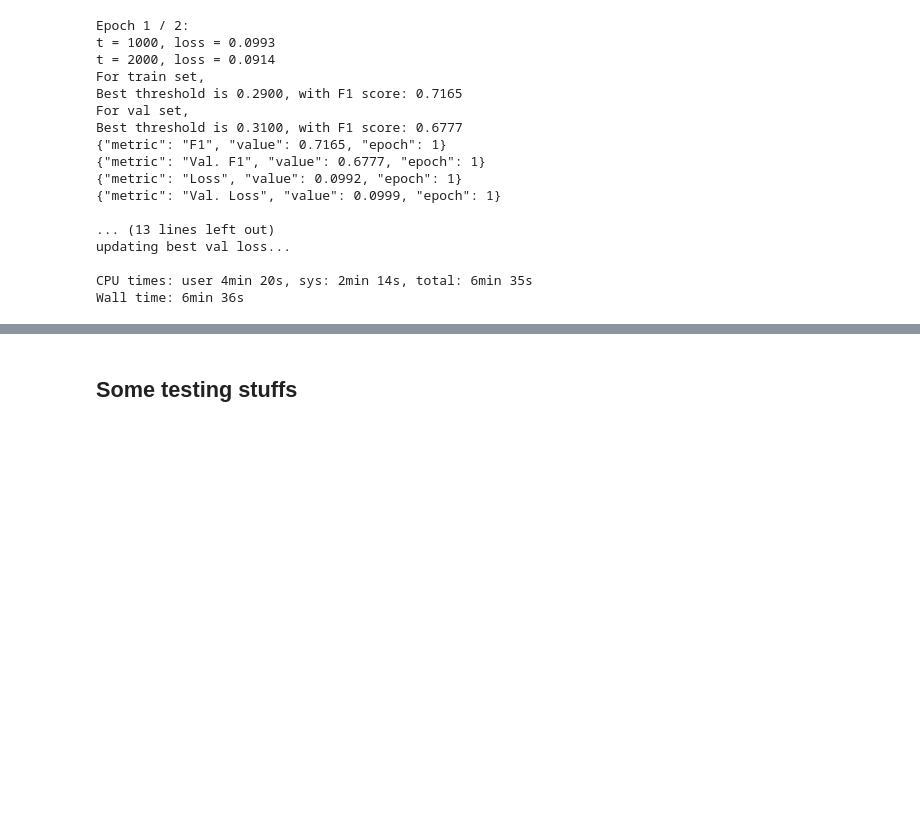
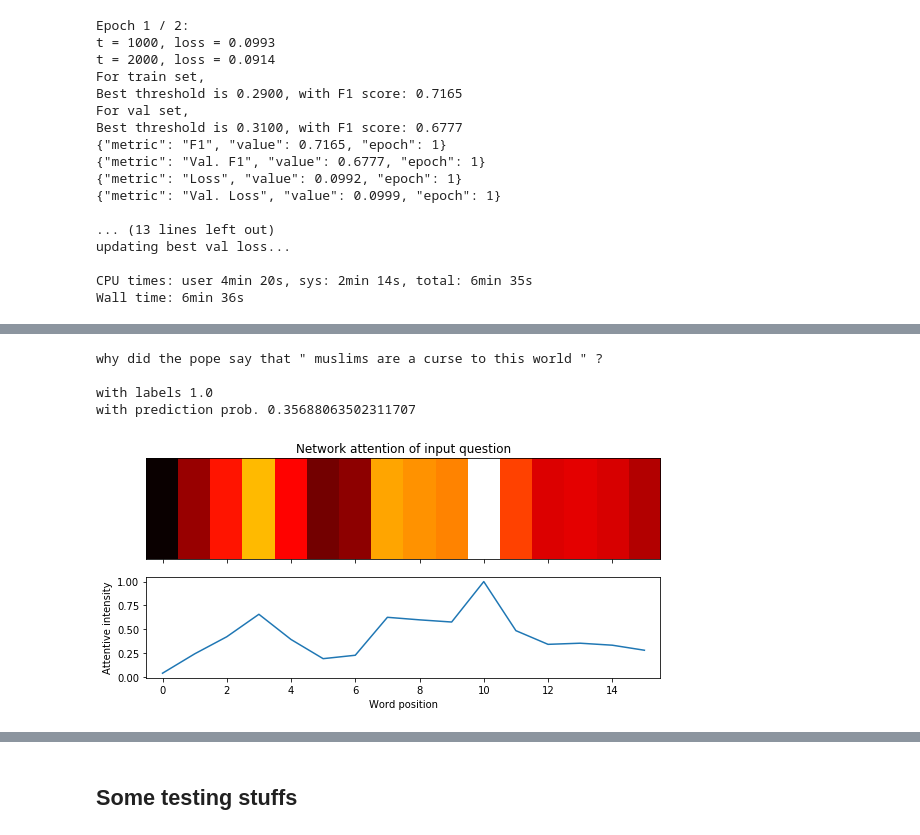
Before and after one commit to yurayli/kaggle-quora-insincere-questions-competition, a Jupyter notebook: quora_toxic.ipynb, the cells around one changed output, grey strips where cells are left out. Drawn from its saved outputs; the diff is of its cells as text; code cells hidden in the pictures; blank space fills up the shorter version.

```diff
--- a/quora_toxic.ipynb
+++ b/quora_toxic.ipynb
@@ -1238,0 +1145,11 @@ Wall time: 6min 36s
+# %%
+qt = xs[88]
+tgs = ys[88]
+
+see_results(qt, tgs)
+# %% [output]
+why did the pope say that " muslims are a curse to this world " ?
+
+with labels 1.0
+with prediction prob. 0.35688063502311707
+[figure, added]
```
Also changed, not shown: parts of 32 cells of this notebook.
